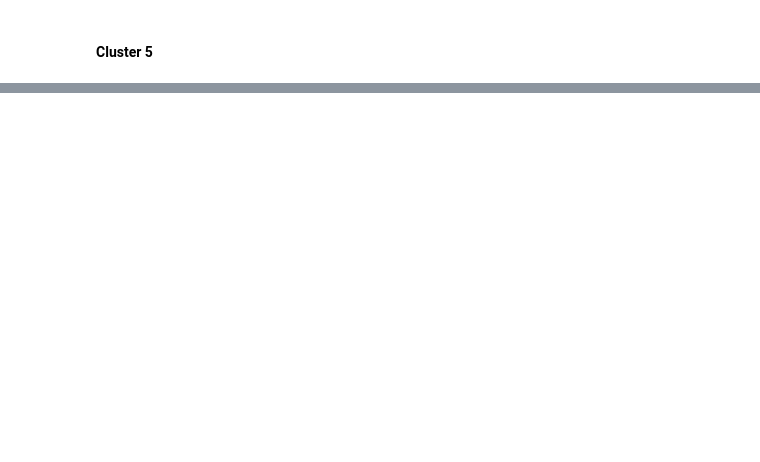
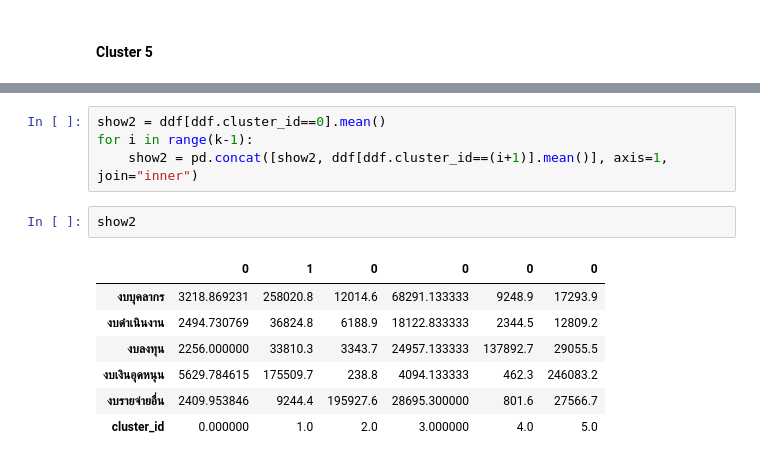
Before and after one commit to tamitamaboom/stat_assignment2, a Jupyter notebook: clustering/kmeans(60).ipynb, the cells around one changed output, grey strips where cells are left out. Cells and saved outputs as stored; diff of their text form; blank space fills up the shorter version.

```diff
--- a/clustering/kmeans(60).ipynb
+++ b/clustering/kmeans(60).ipynb
@@ -327,0 +371,14 @@ df[ddf.cluster_id==5]
+# %%
+show2 = ddf[ddf.cluster_id==0].mean()
+for i in range(k-1):
+    show2 = pd.concat([show2, ddf[ddf.cluster_id==(i+1)].mean()], axis=1, join="inner")
+# %%
+show2
+# %% [output]
+|  | 0 | 1 | 0 | 0 | 0 | 0 |
+| งบบุคลากร | 3218.869231 | 258020.8 | 12014.6 | 68291.133333 | 9248.9 | 17293.9 |
+| งบดําเนินงาน | 2494.730769 | 36824.8 | 6188.9 | 18122.833333 | 2344.5 | 12809.2 |
+| งบลงทุน | 2256.000000 | 33810.3 | 3343.7 | 24957.133333 | 137892.7 | 29055.5 |
+| งบเงินอุดหนุน | 5629.784615 | 175509.7 | 238.8 | 4094.133333 | 462.3 | 246083.2 |
+| งบรายจ่ายอื่น | 2409.953846 | 9244.4 | 195927.6 | 28695.300000 | 801.6 | 27566.7 |
+| cluster_id | 0.000000 | 1.0 | 2.0 | 3.000000 | 4.0 | 5.0 |
```
Also changed, not shown: parts of 19 cells of this notebook, 3 other files.
